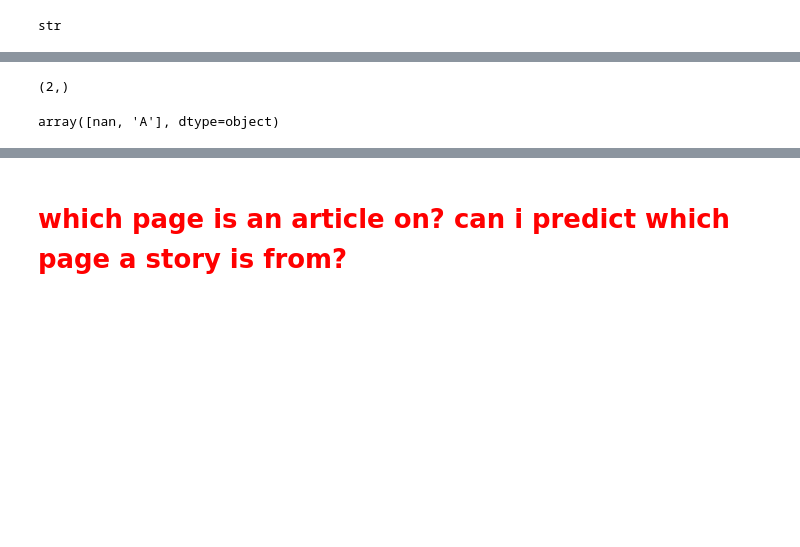
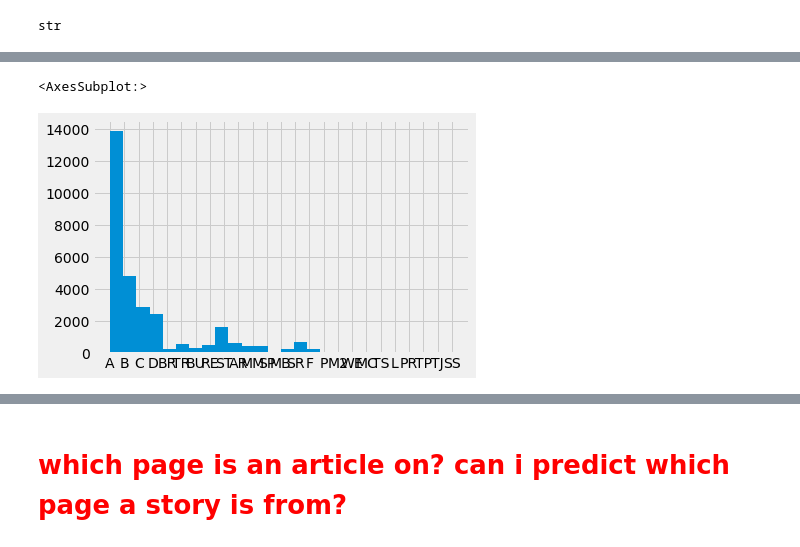
Before and after one commit to dj-betts/Capstone2, a Jupyter notebook: jan19_eda.ipynb, the cells around one changed output, grey strips where cells are left out. Cells and saved outputs as stored; diff of their text form; code cells hidden in the pictures; blank space fills up the shorter version.

```diff
--- a/jan19_eda.ipynb
+++ b/jan19_eda.ipynb
@@ -38,8 +64,5 @@ str
 # %%
-jan19df.print_section.unique().shape
+df2019.print_section.hist(bins=df2019.print_section.unique().shape[0])
 # %% [output]
-(2,)
+<AxesSubplot:>
+[figure, added]
-# %%
-jan19df.print_section.unique()
-# %% [output]
-array([nan, 'A'], dtype=object)
```
Also changed, not shown: parts of 18 cells of this notebook, 2 other files.
